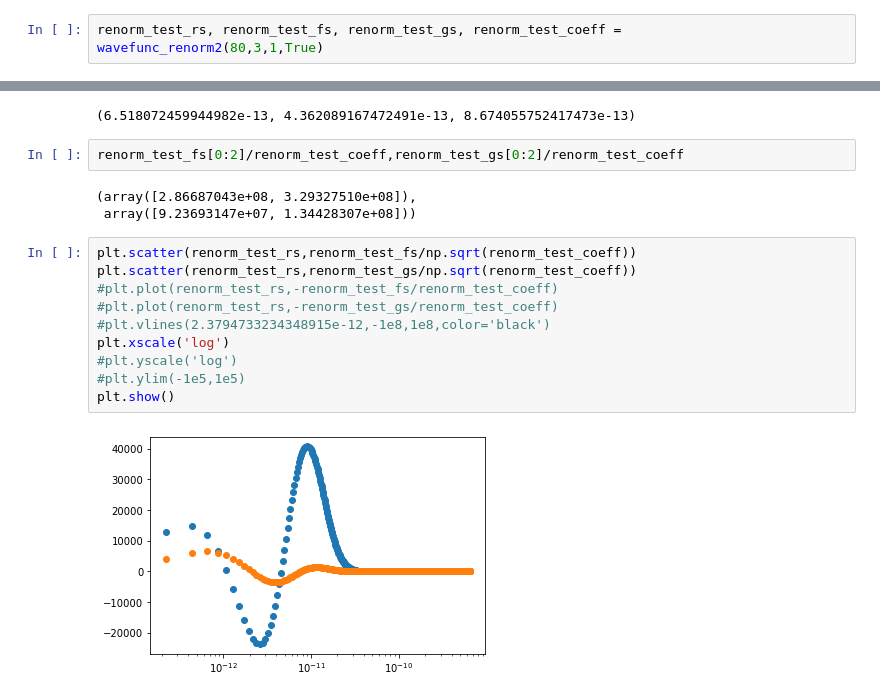
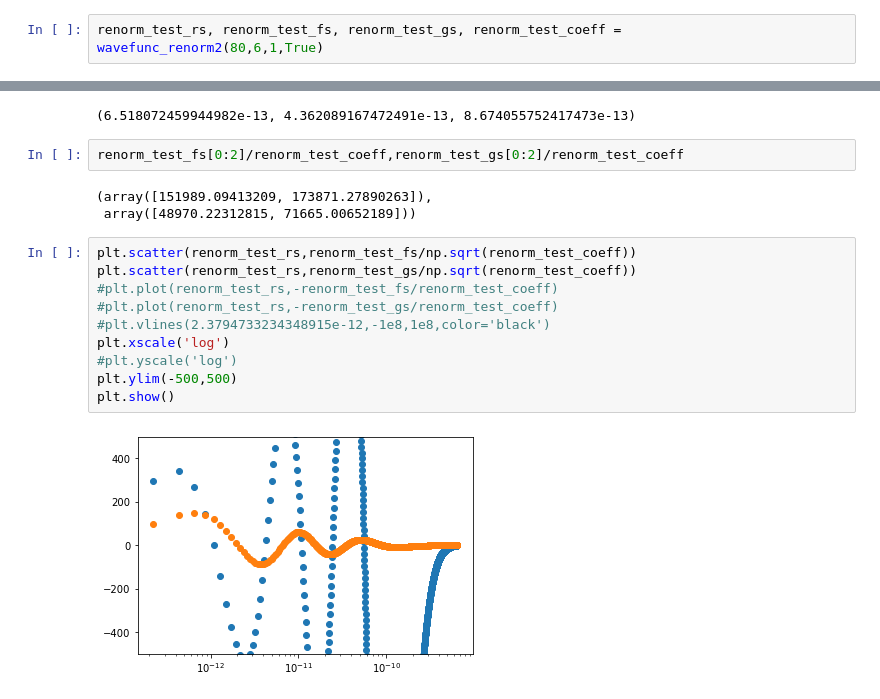
Before and after one commit to Roman-HLIS-Cosmology-PIT/HAZARD-simulator, a Jupyter notebook: EmilyWork/GCR_Sim_Dirac (2).ipynb, the cells around one changed output, grey strips where cells are left out. Saved outputs shown, nothing was run; the diff lists cells and outputs as text.

Commit message:
added energy and WF generator scripts + tests

```diff
--- a/EmilyWork/GCR_Sim_Dirac (2).ipynb
+++ b/EmilyWork/GCR_Sim_Dirac (2).ipynb
@@ -502,5 +502,5 @@ def wavefunc_renorm2(Z,n,k,bound):
 fout_prime = (data2['Fs_int_out'][:-1]-data2['Fs_int_out'][1:])/(data2['rs'][:-1]-data2['rs'][1:])
 crossings = np.where(fout_prime[:-1]*fout_prime[1:] <0)
 # %%
-renorm_test_rs, renorm_test_fs, renorm_test_gs, renorm_test_coeff = wavefunc_renorm2(80,3,1,True)
+renorm_test_rs, renorm_test_fs, renorm_test_gs, renorm_test_coeff = wavefunc_renorm2(80,6,1,True)
 # %% [output]
@@ -532,20 +532,20 @@ renorm_test_rs[2],renorm_test_rs[1],renorm_test_rs[3]
 # %%
 renorm_test_fs[0:2]/renorm_test_coeff,renorm_test_gs[0:2]/renorm_test_coeff
 # %% [output]
-(array([2.86687043e+08, 3.29327510e+08]),
- array([9.23693147e+07, 1.34428307e+08]))
+(array([151989.09413209, 173871.27890263]),
+ array([48970.22312815, 71665.00652189]))
 # %%
 plt.scatter(renorm_test_rs,renorm_test_fs/np.sqrt(renorm_test_coeff))
 plt.scatter(renorm_test_rs,renorm_test_gs/np.sqrt(renorm_test_coeff))
 #plt.plot(renorm_test_rs,-renorm_test_fs/renorm_test_coeff)
 #plt.plot(renorm_test_rs,-renorm_test_gs/renorm_test_coeff)
 #plt.vlines(2.3794733234348915e-12,-1e8,1e8,color='black')
 plt.xscale('log')
 #plt.yscale('log')
-#plt.ylim(-1e5,1e5)
+plt.ylim(-500,500)
 plt.show()
 # %% [output]
-[figure, old version]
+[figure, new version]
 # %%
 generatortest1F = np.load('Fs_80_6_1.npy')
 generatortest1G = np.load('Gs_80_6_1.npy')
```
Also changed, not shown: parts of 4 cells of this notebook, 4 other files.
